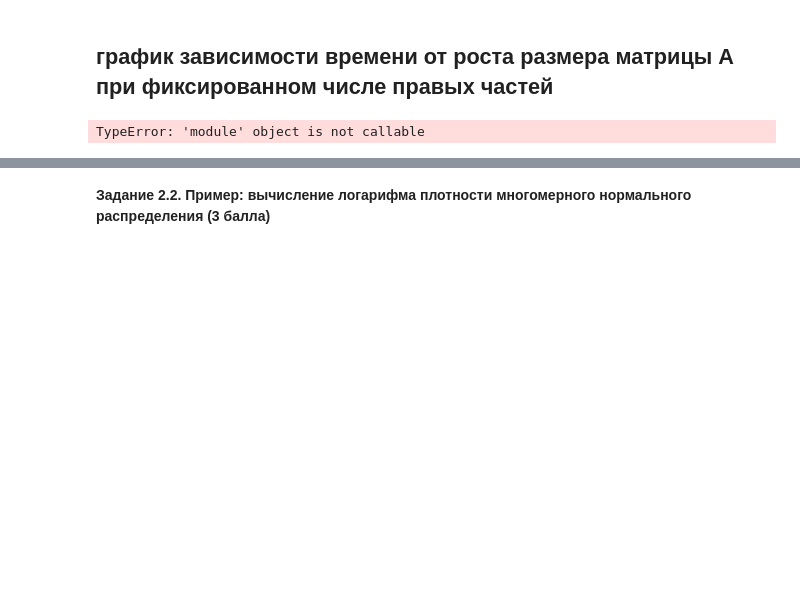
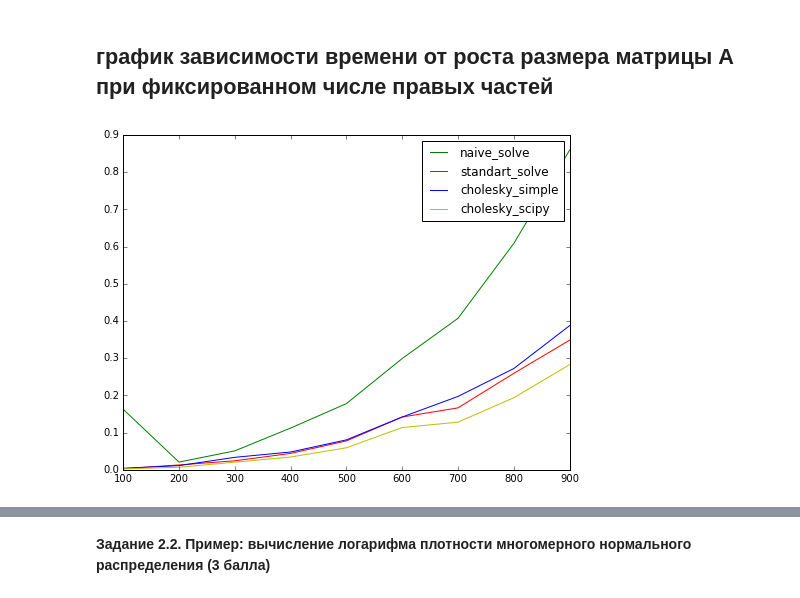
Before and after one commit to alex0parhomenko/linalg, a Jupyter notebook: Linalg lab 01.ipynb, the cells around one changed output, grey strips where cells are left out. Saved outputs shown, nothing was run; the diff lists cells and outputs as text; code cells hidden in the pictures; blank space fills up the shorter version.

```diff
--- a/Linalg lab 01.ipynb
+++ b/Linalg lab 01.ipynb
@@ -408,14 +348,15 @@ def cholesky_scipy(A, b):
 Проведите тестирование реализованных алгоритмов на небольшой СЛАУ на предмет совпадения ответов
 # %%
 def gen_matrix(sz):
-    a = np.abs(np.random.randn(sz, sz)) + 0.01
-    for i in range(sz):
-        for j in range(i + 1, sz):
-            a[i][j] = 0.0
+    a = np.abs(np.random.randn(sz, sz))
+    #for i in range(sz):
+    #    for j in range(i + 1, sz):
+    #        a[i][j] = 0
+    #print a
     return np.dot(a, a.T)
-
-A = gen_matrix(10)
-b = np.abs(np.random.randn(10))
+sz = 20
+A = gen_matrix(sz)
+b = np.abs(np.random.randn(sz))
 # %%
 x1 = naive_solve(A, b)
 x2 = standart_solve(A, b)
@@ -447,36 +388,28 @@ from timeit import timeit
 # %%
 time_naive_solve = []
 time_standart_solve = []
 time_cholesky_simple = []
 time_cholesky_scipy = []
 x = np.arange(100, 1000, 100)
 for sz in range(100, 1000, 100):
     A = gen_matrix(sz)
     b = []
     for j in range(10):
         b.append(np.abs(np.random.randn(sz)))
-    t0 = time()
-    for j in range(10):
-        x = naive_solve(A, b[j])
-    time_naive_solve.append(time() - t0)
-    t0 = time()
-    for j in range(10):
-        x = standart_solve(A, b[j])
-    time_standart_solve.append(time() - t0)
-    t0 = time()
-    for j in range(10):
-        x = cholesky_simple(A, b[j])
-    time_cholesky_simple.append(time() - t0)
-    t0 = time()
-    for j in range(10):
-        x = cholesky_scipy(A, b[j])
-    time_cholesky_scipy.append(time() - t0)
+
+    time_naive_solve.append(timeit('[naive_solve(A, b[j]) for j in range(10)]', number = 1, setup = 'from __main__ import naive_solve, A, b'))
+    time_standart_solve.append(timeit('[standart_solve(A, b[j]) for j in range(10)]', number = 1, setup = 'from __main__ import standart_solve, A, b'))
+    time_cholesky_simple.append(timeit('[cholesky_simple(A, b[j]) for j in range(10)]', number = 1, setup = 'from __main__ import cholesky_simple, A, b'))
+    time_cholesky_scipy.append(timeit('[cholesky_scipy(A, b[j]) for j in range(10)]', number = 1, setup = 'from __main__ import cholesky_scipy, A, b'))
+
 plt.figure(figsize = (8, 6), dpi = 80)
-line1, = plt.plt(x, time_naive_solve, c ='g')
+line1, = plt.plot(x, time_naive_solve, c ='g')
 line2, = plt.plot(x, time_standart_solve, c = 'r')
 line3, = plt.plot(x, time_cholesky_simple, c = 'b')
 line4, = plt.plot(x, time_cholesky_scipy, c = 'y')
+plt.xlabel('matrix size')
+plt.ylabel('time for 10 b parts')
 plt.legend([line1, line2, line3, line4], ['naive_solve', 'standart_solve', 'cholesky_simple', 'cholesky_scipy'])
 plt.show()
 # %% [output]
-TypeError: 'module' object is not callable
+[figure, added]
```
Also changed, not shown: parts of 4 cells of this notebook.
